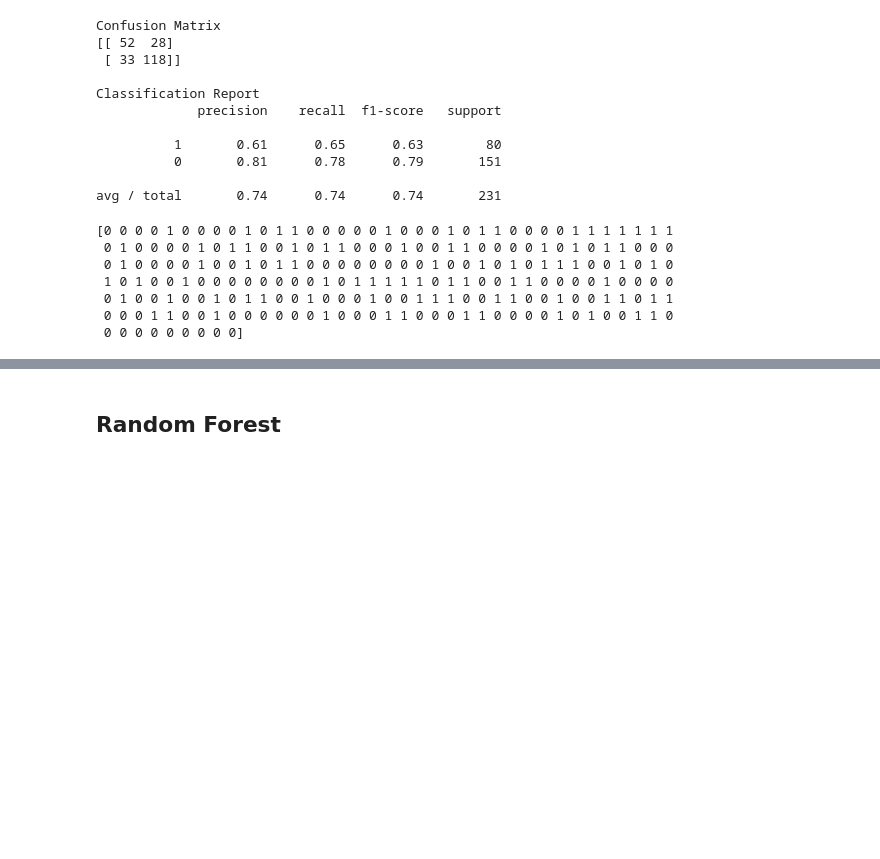
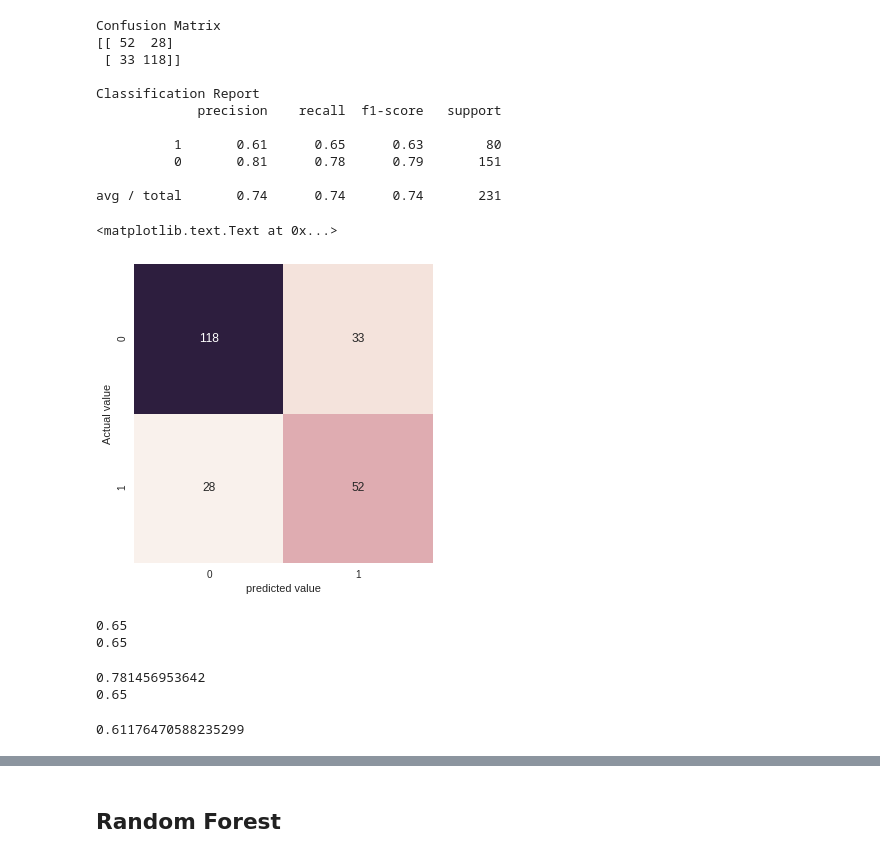
Before and after one commit to vijaysharmapc/notebooks, a Jupyter notebook: 3classificationModelsPy.ipynb, the cells around one changed output, grey strips where cells are left out. Cells and saved outputs as stored; diff of their text form; code cells hidden in the pictures; blank space fills up the shorter version.

```diff
--- a/3classificationModelsPy.ipynb
+++ b/3classificationModelsPy.ipynb
@@ -278,12 +283,12 @@ Accuracy: 0.7542
 ### Performance on Testing Data
 # %%
 # predict values using the testing data
-nb_predict_test = nb_model.predict(X_test)
+nb_predict_class = nb_model.predict(X_test)
 
 from sklearn import metrics
 
 # training metrics
-print("Accuracy: {0:.4f}".format(metrics.accuracy_score(y_test, nb_predict_test)))
+print("Accuracy: {0:.4f}".format(metrics.accuracy_score(y_test, nb_predict_class)))
 # %% [output]
 Accuracy: 0.7359
 # %%
@@ -317,13 +322,18 @@ Classification Report
           0       0.81      0.78      0.79       151
 
 avg / total       0.74      0.74      0.74       231
-# %%
-print(nb_predict_test)
-# %% [output]
-[0 0 0 0 1 0 0 0 0 1 0 1 1 0 0 0 0 0 1 0 0 0 1 0 1 1 0 0 0 0 1 1 1 1 1 1 1
- 0 1 0 0 0 0 1 0 1 1 0 0 1 0 1 1 0 0 0 1 0 0 1 1 0 0 0 0 1 0 1 0 1 1 0 0 0
- 0 1 0 0 0 0 1 0 0 1 0 1 1 0 0 0 0 0 0 0 0 1 0 0 1 0 1 0 1 1 1 0 0 1 0 1 0
- 1 0 1 0 0 1 0 0 0 0 0 0 0 0 1 0 1 1 1 1 1 0 1 1 0 0 1 1 0 0 0 0 1 0 0 0 0
- 0 1 0 0 1 0 0 1 0 1 1 0 0 1 0 0 0 1 0 0 1 1 1 0 0 1 1 0 0 1 0 0 1 1 0 1 1
- 0 0 0 1 1 0 0 1 0 0 0 0 0 0 1 0 0 0 1 1 0 0 0 1 1 0 0 0 0 1 0 1 0 0 1 1 0
- 0 0 0 0 0 0 0 0 0]
+# %%
+#from sklearn.preprocessing import binarize
+#y_pred_class2 = binarize([y_pred_prob], 0.30)[0]
+from sklearn.metrics import confusion_matrix
+import seaborn as sns
+#import matplotlib.pyplot as plt
+#%matplotlib inline
+mat = confusion_matrix(y_test,nb_predict_class)
+sns.heatmap(mat,square=True,annot=True,fmt='g',cbar=False)
+#plt(figsize=(5,5))
+plt.xlabel('predicted value')
+plt.ylabel('Actual value')
+# %% [output]
+<matplotlib.text.Text at 0x...>
+[figure, added]
@@ -329,0 +346,14 @@ print(nb_predict_test)
+# %%
+#RECALL FOR POSITIVE OR 1
+print(TP/(TP+FN))
+print(metrics.recall_score(y_test, nb_predict_class))
+# %% [output]
+0.65
+0.65
+# %%
+#RECALL FOR NEGATIVE OR 0
+print(TN/(TN+FP))
+print(metrics.recall_score(y_test, nb_predict_class))
+# %% [output]
+0.781456953642
+0.65
@@ -329,0 +362,5 @@ print(nb_predict_test)
+# %%
+#PRECISION
+TP/(TP+FP)
+# %% [output]
+0.61176470588235299
```
Also changed, not shown: parts of 31 cells of this notebook.
